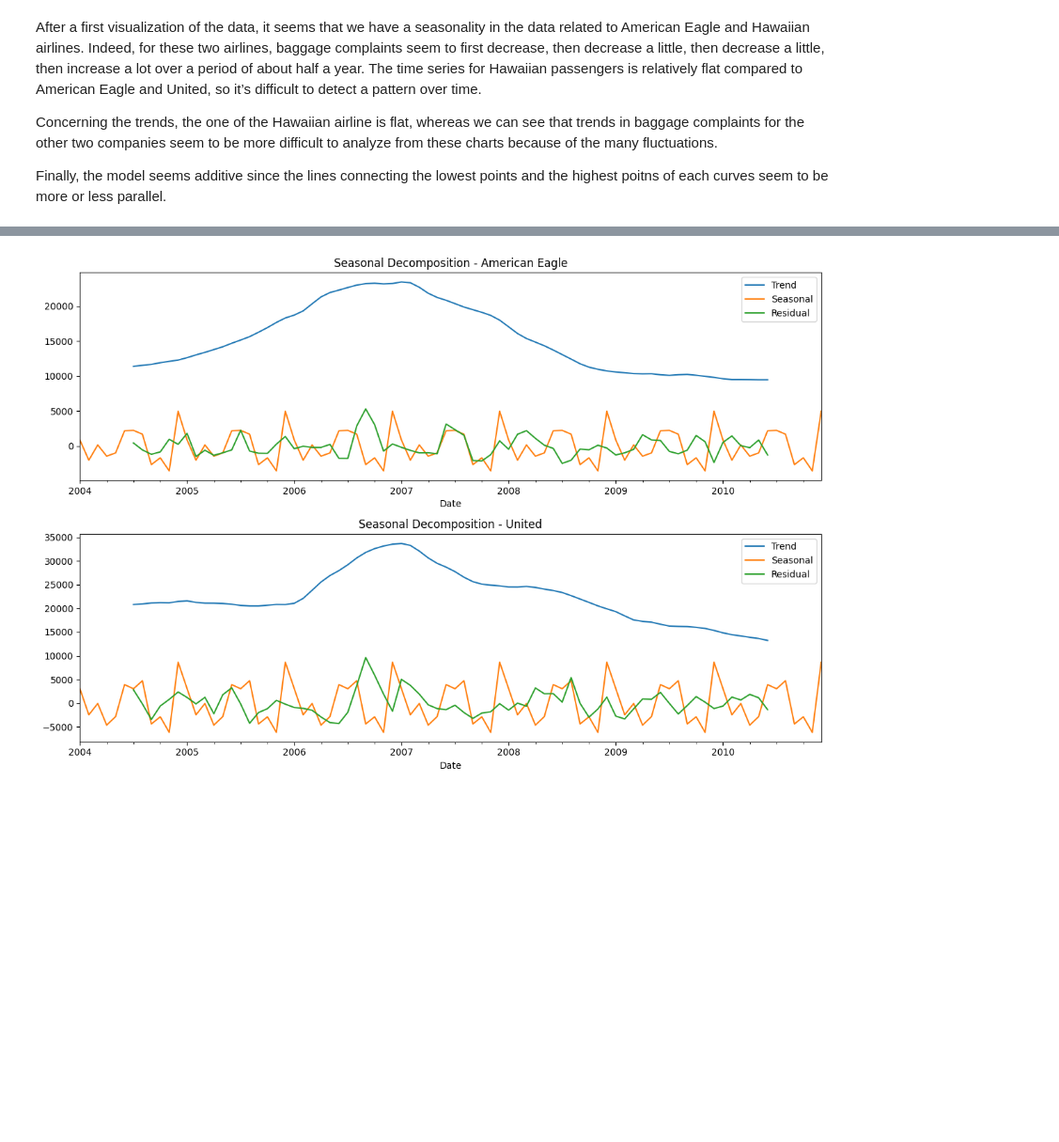
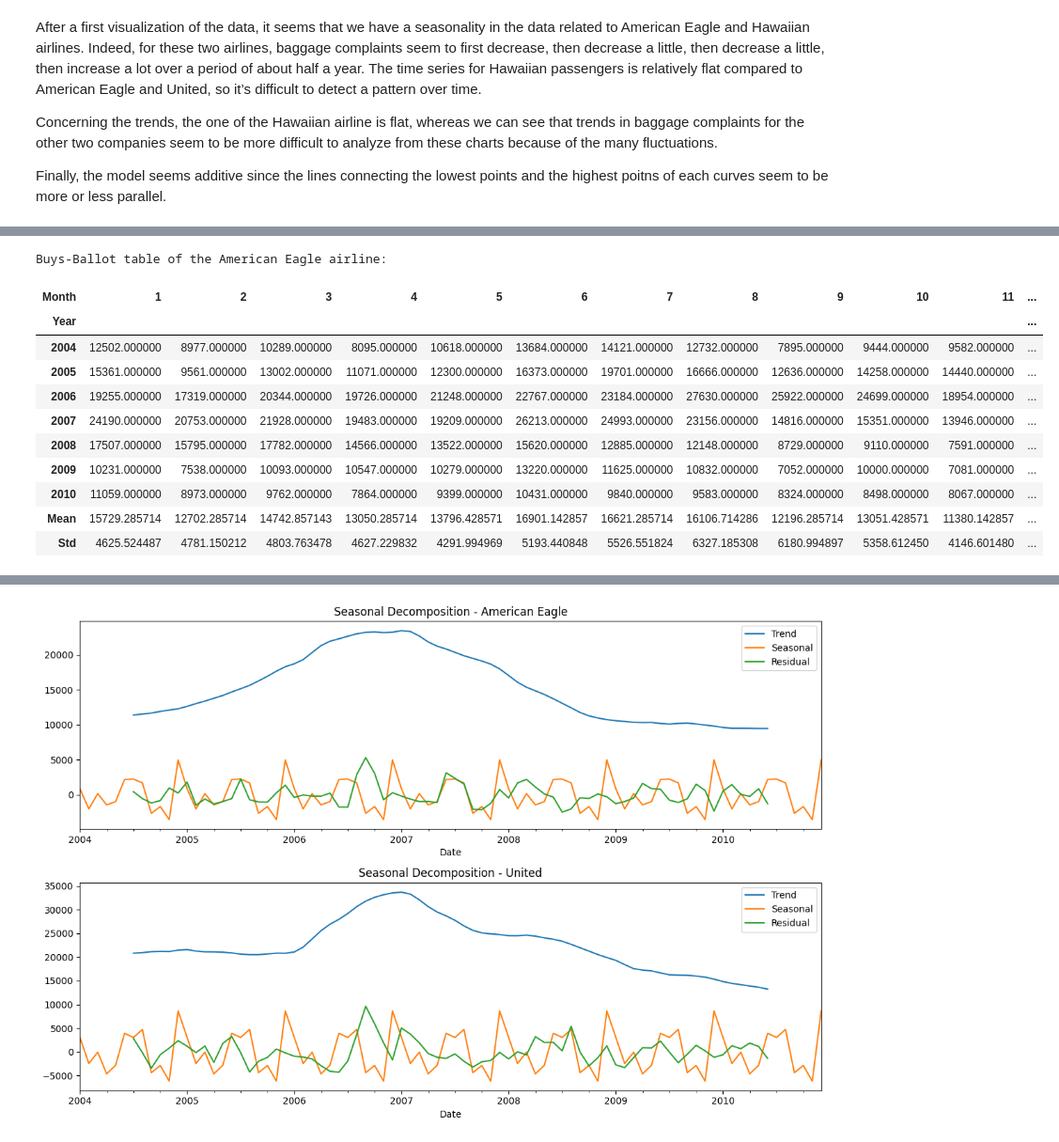
Before and after one commit to claragbl/Time_Series_Analysis_Project, a Jupyter notebook: Time_Series_Gaubil_Rageot.ipynb, the cells around one changed output, grey strips where cells are left out. Shown: that part at 94% size. Saved outputs shown, nothing was run; the diff lists cells and outputs as text; code cells hidden in the pictures; blank space fills up the shorter version.

```diff
--- a/Time_Series_Gaubil_Rageot.ipynb
+++ b/Time_Series_Gaubil_Rageot.ipynb
@@ -176,0 +257,16 @@ It seems that ther is some seasonality in the data of the american airline and t
+# %%
+print("Buys-Ballot table of the American Eagle airline:")
+display(BBT_Eagle)
+# %% [output]
+Buys-Ballot table of the American Eagle airline:
+| Month | 1 | 2 | 3 | 4 | 5 | 6 | 7 | 8 | 9 | 10 | 11 | ... |
+| Year |  |  |  |  |  |  |  |  |  |  |  | ... |
+| 2004 | 12502.000000 | 8977.000000 | 10289.000000 | 8095.000000 | 10618.000000 | 13684.000000 | 14121.000000 | 12732.000000 | 7895.000000 | 9444.000000 | 9582.000000 | ... |
+| 2005 | 15361.000000 | 9561.000000 | 13002.000000 | 11071.000000 | 12300.000000 | 16373.000000 | 19701.000000 | 16666.000000 | 12636.000000 | 14258.000000 | 14440.000000 | ... |
+| 2006 | 19255.000000 | 17319.000000 | 20344.000000 | 19726.000000 | 21248.000000 | 22767.000000 | 23184.000000 | 27630.000000 | 25922.000000 | 24699.000000 | 18954.000000 | ... |
+| 2007 | 24190.000000 | 20753.000000 | 21928.000000 | 19483.000000 | 19209.000000 | 26213.000000 | 24993.000000 | 23156.000000 | 14816.000000 | 15351.000000 | 13946.000000 | ... |
+| 2008 | 17507.000000 | 15795.000000 | 17782.000000 | 14566.000000 | 13522.000000 | 15620.000000 | 12885.000000 | 12148.000000 | 8729.000000 | 9110.000000 | 7591.000000 | ... |
+| 2009 | 10231.000000 | 7538.000000 | 10093.000000 | 10547.000000 | 10279.000000 | 13220.000000 | 11625.000000 | 10832.000000 | 7052.000000 | 10000.000000 | 7081.000000 | ... |
+| 2010 | 11059.000000 | 8973.000000 | 9762.000000 | 7864.000000 | 9399.000000 | 10431.000000 | 9840.000000 | 9583.000000 | 8324.000000 | 8498.000000 | 8067.000000 | ... |
+| Mean | 15729.285714 | 12702.285714 | 14742.857143 | 13050.285714 | 13796.428571 | 16901.142857 | 16621.285714 | 16106.714286 | 12196.285714 | 13051.428571 | 11380.142857 | ... |
+| Std | 4625.524487 | 4781.150212 | 4803.763478 | 4627.229832 | 4291.994969 | 5193.440848 | 5526.551824 | 6327.185308 | 6180.994897 | 5358.612450 | 4146.601480 | ... |
```
Also changed, not shown: parts of 28 cells of this notebook.
